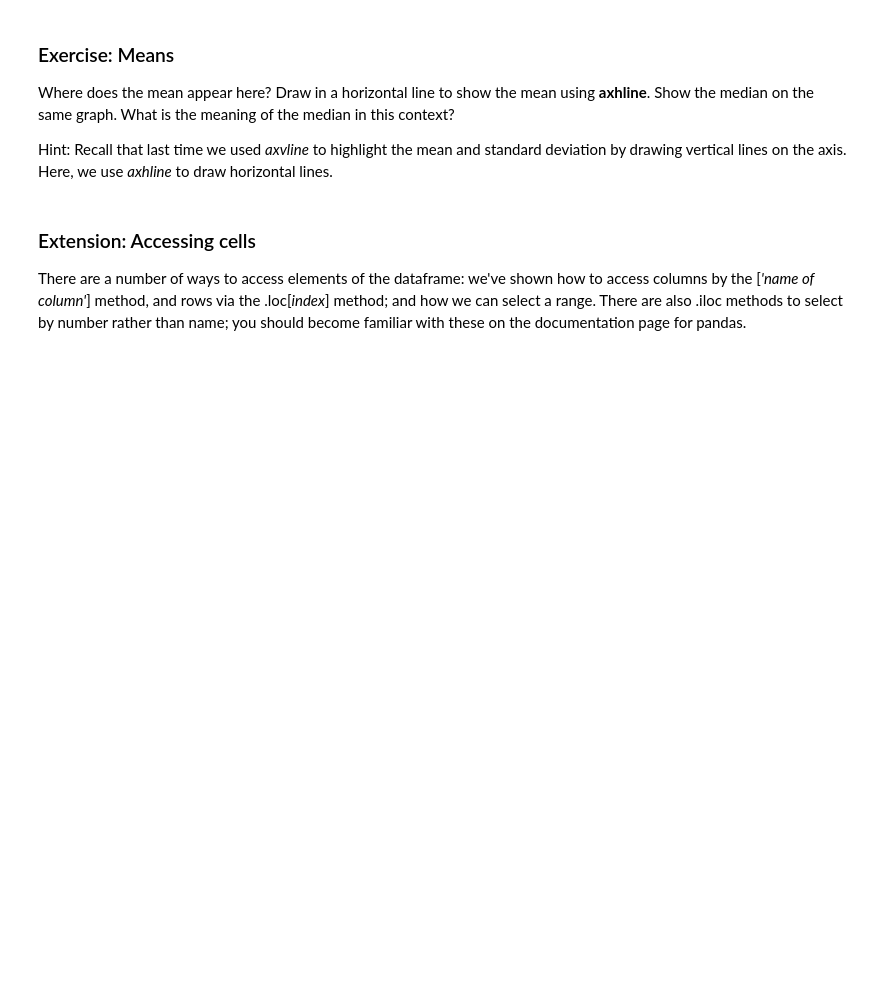
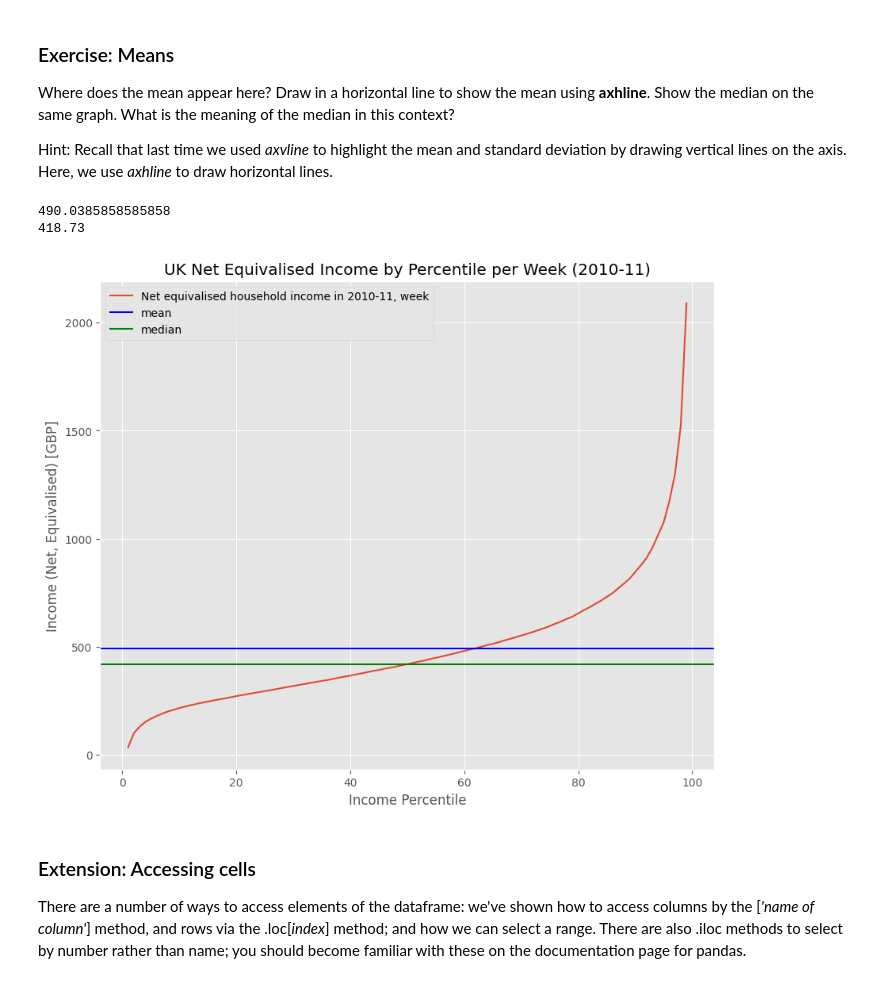
Before and after one commit to Bol-C14/QM2, a Jupyter notebook: notebooks/W02. Pandas.ipynb, the cells around one changed output. Saved outputs shown, nothing was run; the diff lists cells and outputs as text; code cells hidden in the pictures; blank space fills up the shorter version.

```diff
--- a/notebooks/W02. Pandas.ipynb
+++ b/notebooks/W02. Pandas.ipynb
@@ -209,6 +230,28 @@ We see a curve that is pretty linear in the middle region, but curves rapidly up
 Where does the mean appear here? Draw in a horizontal line to show the mean using **axhline**. Show the median on the same graph. What is the meaning of the median in this context?
 
 Hint: Recall that last time we used *axvline* to highlight the mean and standard deviation by drawing vertical lines on the axis. Here, we use *axhline* to draw horizontal lines.
+# %%
+mean_value = income['Net equivalised household income in 2010-11, week'].mean()
+median_value = income['Net equivalised household income in 2010-11, week'].median()
+
+print(mean_value)
+print(median_value)
+
+# plot the axhline
+income['Net equivalised household income in 2010-11, week'].plot()
+plt.title('UK Net Equivalised Income by Percentile per Week (2010-11)')
+plt.xlabel('Income Percentile')
+plt.ylabel('Income (Net, Equivalised) [GBP]')
+
+# plot the horizontal line
+plt.axhline(y=mean_value, color='b', linestyle='-', label = 'mean')
+plt.axhline(y=median_value, color='g', linestyle='-', label = 'median')
+plt.legend()   # <---  plot the legend
+plt.show()     # <--- show the graph ### Necessary ###
+# %% [output]
+490.0385858585858
+418.73
+[figure, added]
 # %% [markdown]
 ### Extension: Accessing cells
 
```
Also changed, not shown: parts of 19 cells of this notebook.
